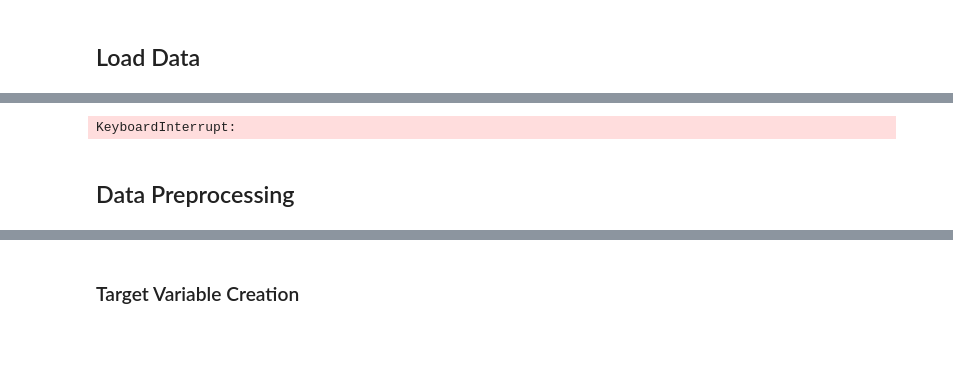
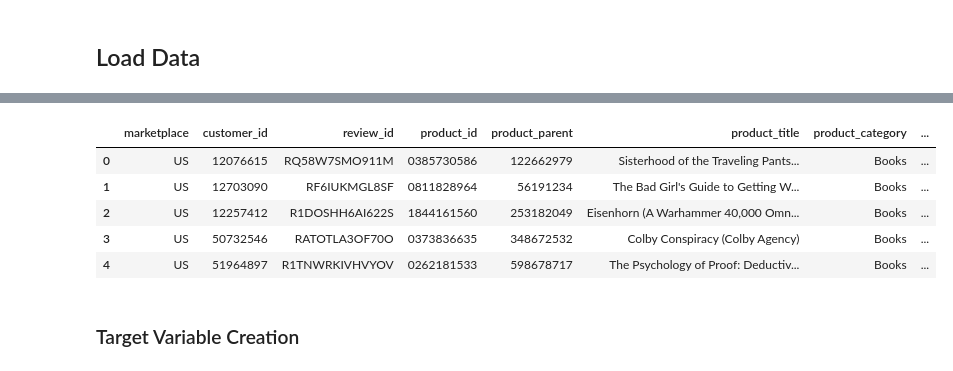
Before and after one commit to rameshs-data/AmazonReview_UsefulnessRanker, a Jupyter notebook: AmazonReview_UsefulnessRanker.ipynb, the cells around one changed output, grey strips where cells are left out. Cells and saved outputs as stored; diff of their text form; code cells hidden in the pictures; blank space fills up the shorter version.

```diff
--- a/AmazonReview_UsefulnessRanker.ipynb
+++ b/AmazonReview_UsefulnessRanker.ipynb
@@ -238,8 +209,0 @@ np.random.seed(seed)
-# %%
-# Loading filtered data
-
-file_path = r"/content/drive/MyDrive/Colab Notebooks/GitHub/AmazonReview_UsefulnessRanker/data/filtered_amazon_reviews.parquet"
-#kaggle_file_path = '/kaggle/input/amazonreview-usefulnessdata/filtered_amazon_reviews.parquet'
-book_df = pd.read_parquet(file_path)
-# %% [output]
-KeyboardInterrupt:
@@ -252,2 +210,59 @@ book_df.info()
-# %% [markdown]
-## Data Preprocessing
+# %%
+# Loading the filtered data
+def load_and_filter_data(zip_file_path, tsv_filename, parquet_file_path, start_date, end_date):
+    """
+    Load data from a zip file, filter by date range, and save to a parquet file.
+
+    Args:
+        zip_file_path (str): Path to the zip file.
+        tsv_filename (str): Name of the TSV file within the zip archive.
+        parquet_file_path (str): Path to save the filtered parquet file.
+        start_date (str): Start date for filtering in 'YYYY-MM-DD' format.
+        end_date (str): End date for filtering in 'YYYY-MM-DD' format.
+
+    Returns:
+        pd.DataFrame: Filtered DataFrame.
+    """
+    # Convert start and end dates to datetime
+    start_date = pd.to_datetime(start_date)
+    end_date = pd.to_datetime(end_date)
+
+    # Check if the filtered data file already exists
+    if os.path.exists(parquet_file_path):
+        print(f"Loading data from {parquet_file_path}...")
+        book_df = pd.read_parquet(parquet_file_path)
+    else:
+        print(f"Loading data from {zip_file_path} and filtering by date range...")
+        with zipfile.ZipFile(zip_file_path, 'r') as z:
+            with z.open(tsv_filename) as f:
+                df = pd.read_csv(f, sep='\t', on_bad_lines='skip')
+
+        # Convert 'review_date' to datetime format
+        df['review_date'] = pd.to_datetime(df['review_date'])
+
+        # Apply the date filter
+        book_df = df.loc[(df['review_date'] >= start_date) & (df['review_date'] <= end_date), :].copy()
+
+        # Optionally, reset the index
+        book_df.reset_index(drop=True, inplace=True)
+
+        # Save the filtered DataFrame to a parquet file
+        book_df.to_parquet(parquet_file_path, index=False)
+
+    return book_df
+
+# Define the paths and date range
+zip_file_path = r"/content/drive/MyDrive/Colab Notebooks/GitHub/AmazonReview_UsefulnessRanker/data/amazon_reviews_us_Books_v1_02.tsv.zip"
+tsv_filename = 'amazon_reviews_us_Books_v1_02.tsv'
+parquet_file_path = r"/content/drive/MyDrive/Colab Notebooks/GitHub/AmazonReview_UsefulnessRanker/data/filtered_amazon_reviews.parquet"
+start_date = '2003-01-01'
+end_date = '2005-12-31'
+
+# Load and filter the data
+book_df = load_and_filter_data(zip_file_path, tsv_filename, parquet_file_path, start_date, end_date)
+
+# Display the first few rows of the DataFrame
+print(book_df.shape)
+print(book_df.info())
+book_df.head()
+# %% [output]
@@ -254,3 +286,9 @@ book_df.info()
+|  | marketplace | customer_id | review_id | product_id | product_parent | product_title | product_category | ... |
+| 0 | US | 12076615 | RQ58W7SMO911M | 0385730586 | 122662979 | Sisterhood of the Traveling Pants... | Books | ... |
+| 1 | US | 12703090 | RF6IUKMGL8SF | 0811828964 | 56191234 | The Bad Girl's Guide to Getting W... | Books | ... |
+| 2 | US | 12257412 | R1DOSHH6AI622S | 1844161560 | 253182049 | Eisenhorn (A Warhammer 40,000 Omn... | Books | ... |
+| 3 | US | 50732546 | RATOTLA3OF70O | 0373836635 | 348672532 | Colby Conspiracy (Colby Agency) | Books | ... |
+| 4 | US | 51964897 | R1TNWRKIVHVYOV | 0262181533 | 598678717 | The Psychology of Proof: Deductiv... | Books | ... |
 # %% [markdown]
 ### Target Variable Creation
 # %%
```
Also changed, not shown: parts of 75 cells of this notebook.
